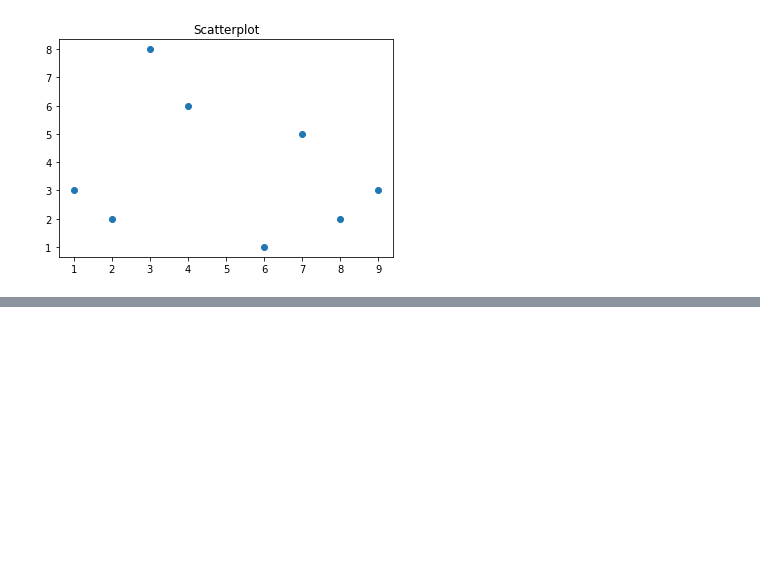
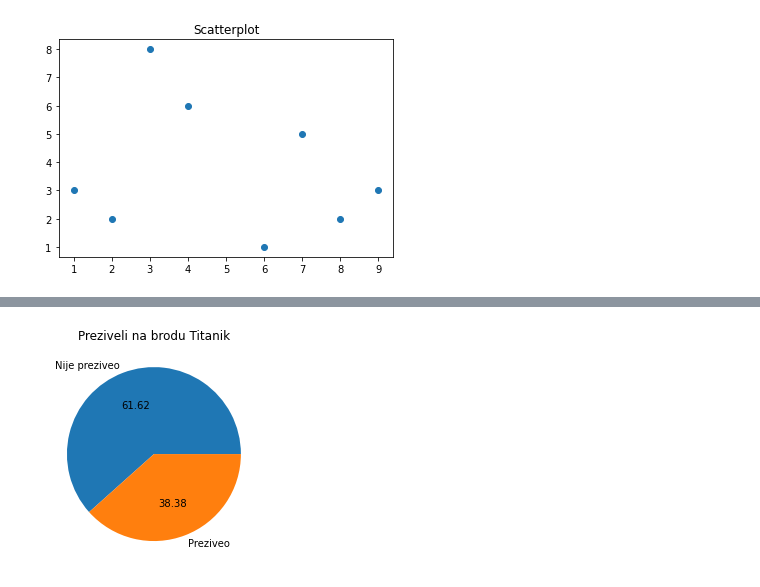
Before and after one commit to milicajosic996/data-analyst-pandas, a Jupyter notebook: Vizualizacija podataka.ipynb, the cells around one changed output, grey strips where cells are left out. Cells and saved outputs as stored; diff of their text form; code cells hidden in the pictures; blank space fills up the shorter version.

Commit message:
data viz

```diff
--- a/Vizualizacija podataka.ipynb
+++ b/Vizualizacija podataka.ipynb
@@ -76,0 +79,3 @@ plt.show()
+# %%
+titanik = pd.read_csv('titanik_clean.csv')
+titanik.head()
@@ -76,0 +89,7 @@ plt.show()
+# %%
+data = titanik['Survived'].value_counts()
+plt.pie(data,labels = ['Nije preziveo','Preziveo'], autopct='%.2f')
+plt.title('Preziveli na brodu Titanik')
+plt.show()
+# %% [output]
+[figure, added]
```
Also changed, not shown: parts of 22 cells of this notebook.
